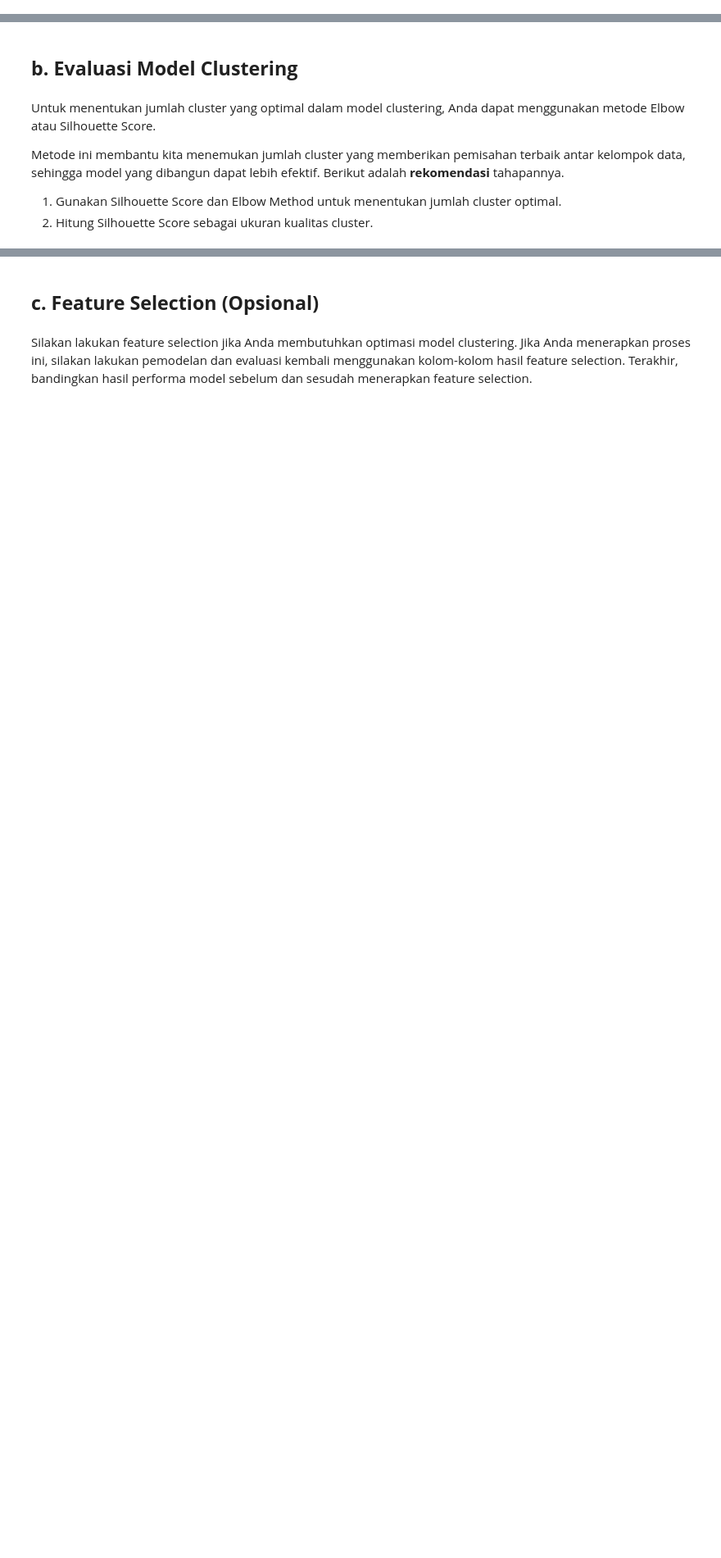
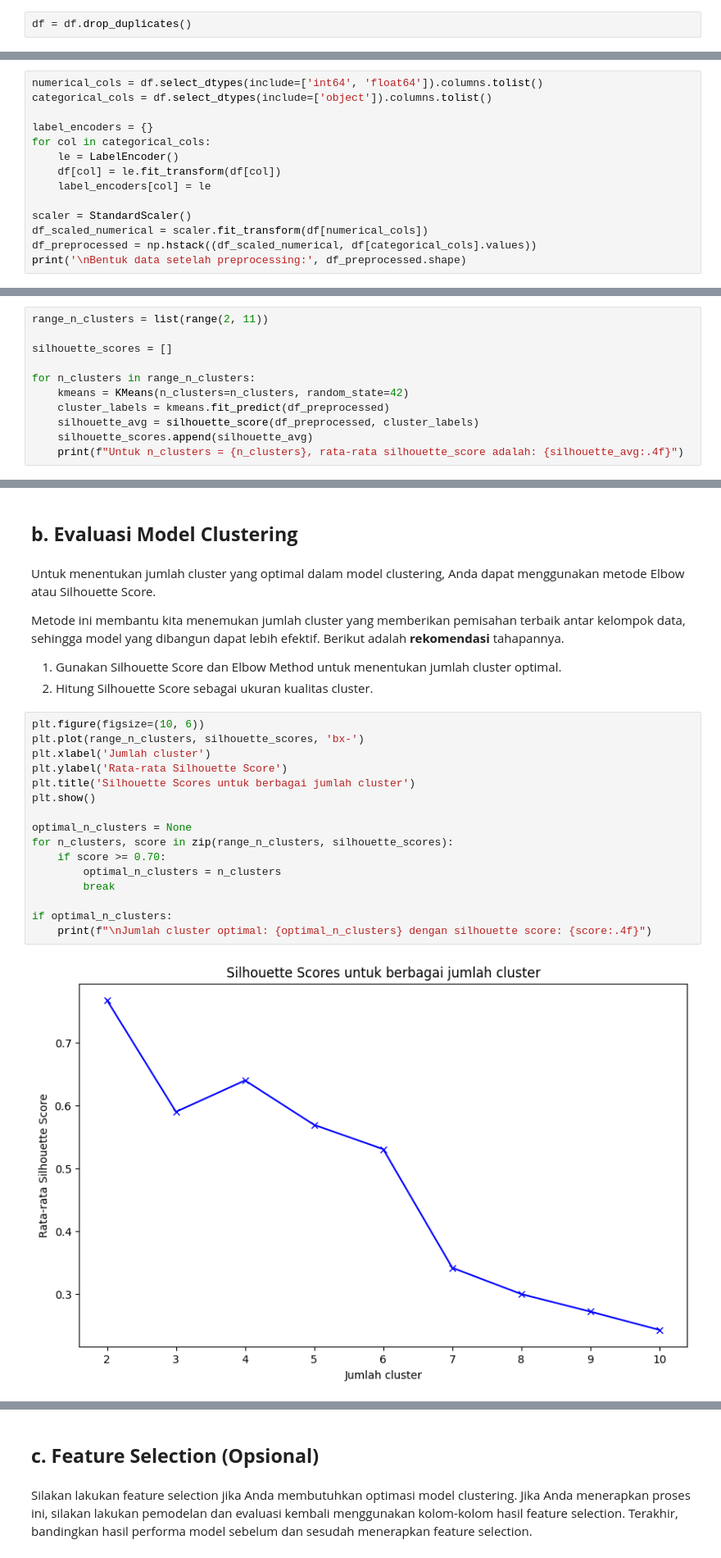
Before and after one commit to ftthalmhdi/hotel-booking, a Jupyter notebook: [Clustering]_Submission_Akhir_BMLP_Fattah_Al_Mahdi.ipynb, the cells around one changed output, grey strips where cells are left out. Shown at 82% size. Cells and saved outputs as stored; diff of their text form; blank space fills up the shorter version.

```diff
--- a/[Clustering]_Submission_Akhir_BMLP_Fattah_Al_Mahdi.ipynb
+++ b/[Clustering]_Submission_Akhir_BMLP_Fattah_Al_Mahdi.ipynb
@@ -190,0 +184,2 @@ numerical_cols = df.select_dtypes(include=['int64', 'float64']).columns.tolist()
+# %%
+df = df.drop_duplicates()
@@ -190,0 +219,14 @@ numerical_cols = df.select_dtypes(include=['int64', 'float64']).columns.tolist()
+# %%
+numerical_cols = df.select_dtypes(include=['int64', 'float64']).columns.tolist()
+categorical_cols = df.select_dtypes(include=['object']).columns.tolist()
+
+label_encoders = {}
+for col in categorical_cols:
+    le = LabelEncoder()
+    df[col] = le.fit_transform(df[col])
+    label_encoders[col] = le
+
+scaler = StandardScaler()
+df_scaled_numerical = scaler.fit_transform(df[numerical_cols])
+df_preprocessed = np.hstack((df_scaled_numerical, df[categorical_cols].values))
+print('\nBentuk data setelah preprocessing:', df_preprocessed.shape)
@@ -196,3 +240,14 @@ numerical_cols = df.select_dtypes(include=['int64', 'float64']).columns.tolist()
 Pada tahap ini, Anda membangun model clustering dengan memilih algoritma yang sesuai untuk mengelompokkan data berdasarkan kesamaan. Berikut adalah **rekomendasi** tahapannya.
 1. Pilih algoritma clustering yang sesuai.
 2. Latih model dengan data menggunakan algoritma tersebut.
+# %%
+range_n_clusters = list(range(2, 11))
+
+silhouette_scores = []
+
+for n_clusters in range_n_clusters:
+    kmeans = KMeans(n_clusters=n_clusters, random_state=42)
+    cluster_labels = kmeans.fit_predict(df_preprocessed)
+    silhouette_avg = silhouette_score(df_preprocessed, cluster_labels)
+    silhouette_scores.append(silhouette_avg)
+    print(f"Untuk n_clusters = {n_clusters}, rata-rata silhouette_score adalah: {silhouette_avg:.4f}")
@@ -204,3 +269,21 @@ Untuk menentukan jumlah cluster yang optimal dalam model clustering, Anda dapat
 Metode ini membantu kita menemukan jumlah cluster yang memberikan pemisahan terbaik antar kelompok data, sehingga model yang dibangun dapat lebih efektif. Berikut adalah **rekomendasi** tahapannya.
 1. Gunakan Silhouette Score dan Elbow Method untuk menentukan jumlah cluster optimal.
 2. Hitung Silhouette Score sebagai ukuran kualitas cluster.
+# %%
+plt.figure(figsize=(10, 6))
+plt.plot(range_n_clusters, silhouette_scores, 'bx-')
+plt.xlabel('Jumlah cluster')
+plt.ylabel('Rata-rata Silhouette Score')
+plt.title('Silhouette Scores untuk berbagai jumlah cluster')
+plt.show()
+
+optimal_n_clusters = None
+for n_clusters, score in zip(range_n_clusters, silhouette_scores):
+    if score >= 0.70:
+        optimal_n_clusters = n_clusters
+        break
+
+if optimal_n_clusters:
+    print(f"\nJumlah cluster optimal: {optimal_n_clusters} dengan silhouette score: {score:.4f}")
+# %% [output]
+[figure, added]
```
Also changed, not shown: parts of 31 cells of this notebook.
